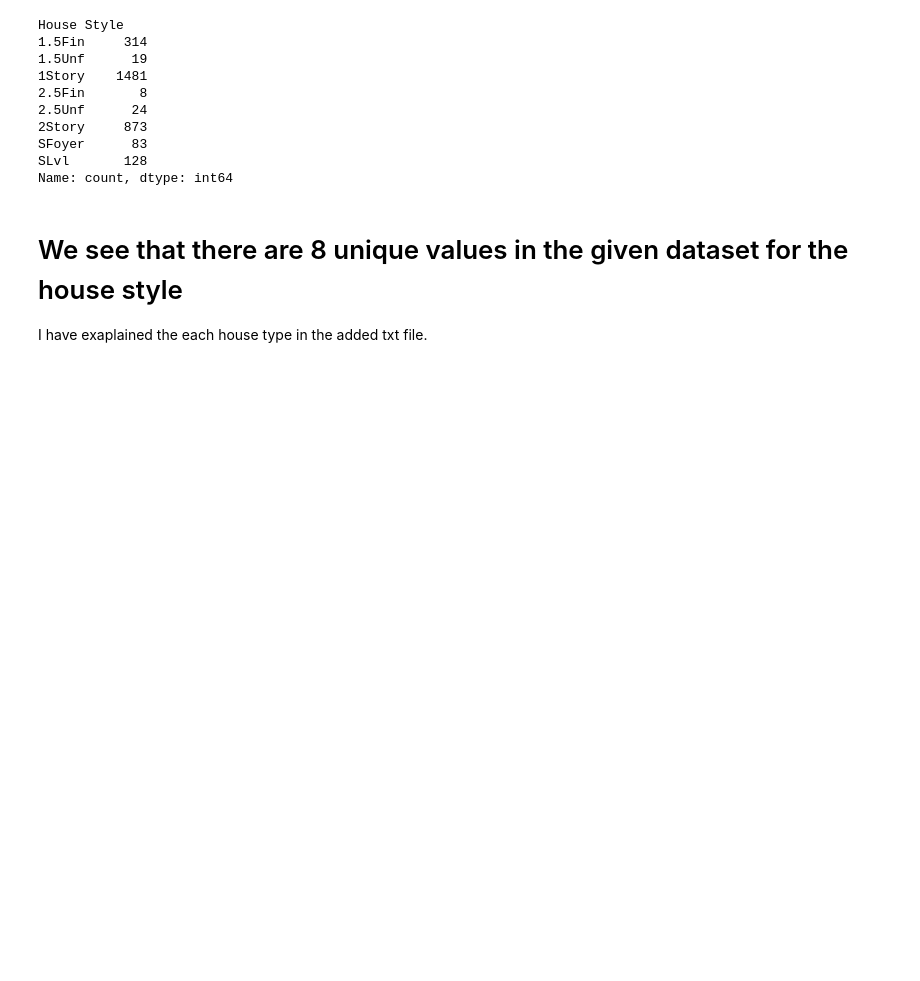
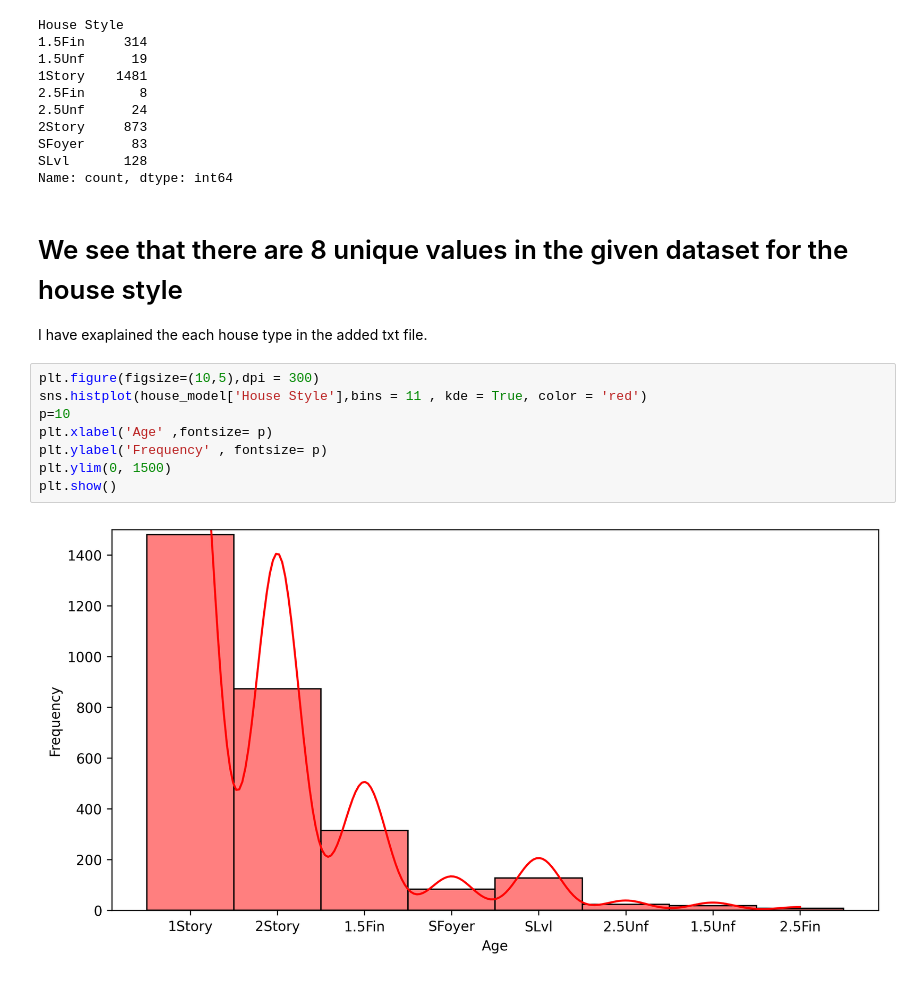
Before and after one commit to Akshitwadhwa/eda-ames.csv-cleaned-dataset, a Jupyter notebook: eda_hosuing_dataset.ipynb, the cells around one changed output. Saved outputs shown, nothing was run; the diff lists cells and outputs as text; blank space fills up the shorter version.

```diff
--- a/eda_hosuing_dataset.ipynb
+++ b/eda_hosuing_dataset.ipynb
@@ -109,3 +109,13 @@ Name: count, dtype: int64
 # %% [markdown]
 # We see that there are 8 unique values in the given dataset for the house style
 I have exaplained the each house type in the added txt file.
+# %%
+plt.figure(figsize=(10,5),dpi = 300)
+sns.histplot(house_model['House Style'],bins = 11 , kde = True, color = 'red')
+p=10
+plt.xlabel('Age' ,fontsize= p)
+plt.ylabel('Frequency' , fontsize= p)
+plt.ylim(0, 1500)
+plt.show()
+# %% [output]
+[figure, added]
```
